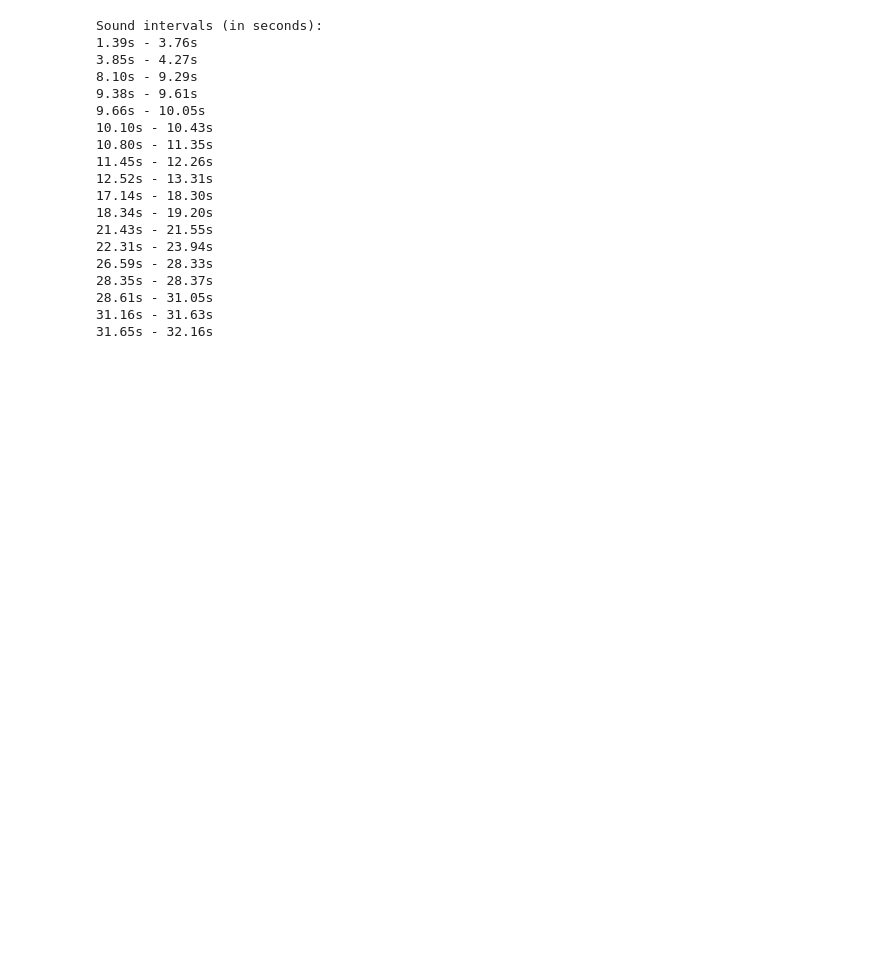
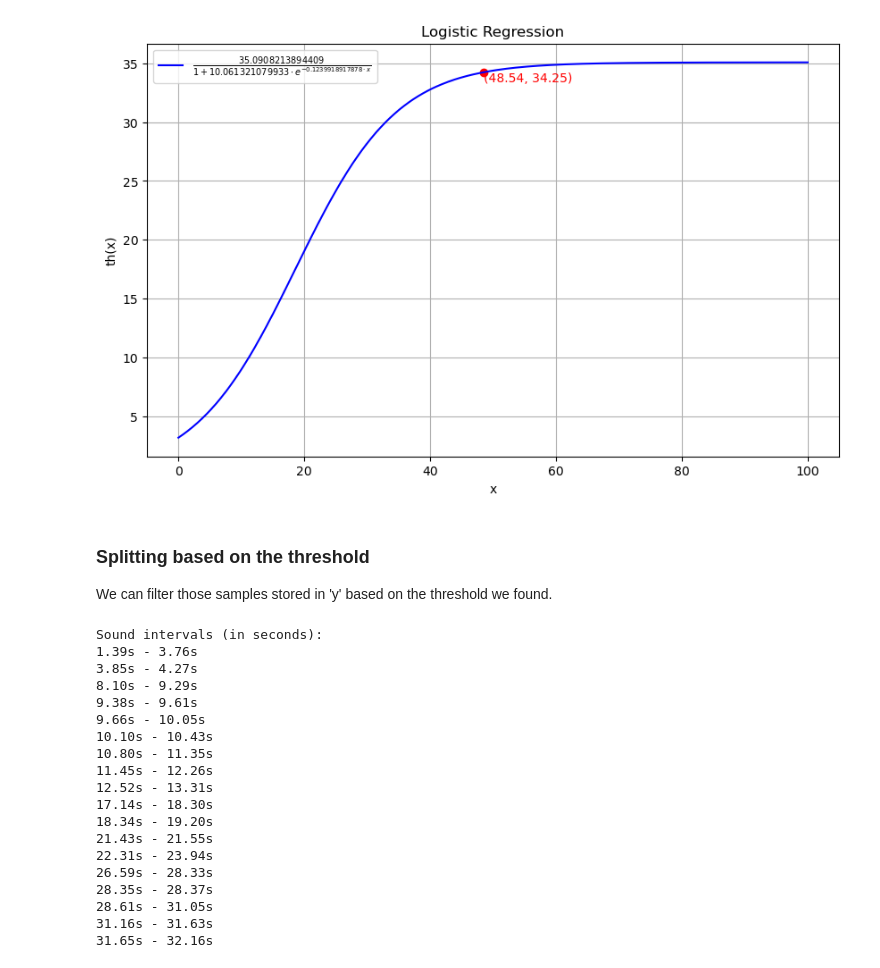
Before and after one commit to peyk0v/oratory-lab, a Jupyter notebook: verbal/silence_detector.ipynb, the cells around one changed output. Cells and saved outputs as stored; diff of their text form; code cells hidden in the pictures; blank space fills up the shorter version.

Commit message:
ft: md & regression function plot

```diff
--- a/verbal/silence_detector.ipynb
+++ b/verbal/silence_detector.ipynb
@@ -32,13 +32,2 @@ plot_sound_wave(y, sr)
 # %%
-# calculate amplitude as decibel
 dBs = librosa.amplitude_to_db(librosa.feature.rms(y=y), ref=np.max)
-
-# mean and standard deviation
-mean_dBs = np.mean(dBs)
-std = np.std(dBs)
-
-# this variable is to calculate the threshold based on mean_dBs & std
-x = np.abs(mean_dBs - std)
-
-# threshold is estimated from an logistic regression
-th = 35.0908213894409 / (1 + 10.061321079933 * np.e**(-0.1239918917878 * x))
@@ -74,2 +44,28 @@ threshold = 34.2522 dB
+# %%
+def th(x):
+    return 35.0908213894409 / (1 + 10.061321079933 * np.e**(-0.1239918917878 * x))
+# %%
+mean_dBs = np.mean(dBs)
+std = np.std(dBs)
+x_value = np.abs(mean_dBs - std)
+y_value = th(x_value)
+# %%
+x_points = np.linspace(0, 100, 400)
+y_points = th(x)
+plt.figure(figsize=(10, 6))
+plt.plot(x_points, y_points, label=r'$\frac{35.0908213894409}{1 + 10.061321079933 \cdot e^{-0.1239918917878 \cdot x}}$', color='blue')
+plt.scatter(x_value, y_value, color='red')
+plt.text(x_value, y_value, f'({x_value:.2f}, {y_value:.2f})', verticalalignment='top', horizontalalignment='left', color='red')
+plt.xlabel('x')
+plt.ylabel('th(x)')
+plt.title('Logistic Regression')
+plt.legend()
+plt.grid(True)
+plt.show()
+# %% [output]
+[figure, added]
+# %% [markdown]
+### Splitting based on the threshold
+We can filter those samples stored in 'y' based on the threshold we found.
 # %%
 # now let's use the threshold to detect the sound intervals
```
Also changed, not shown: parts of 17 cells of this notebook.
